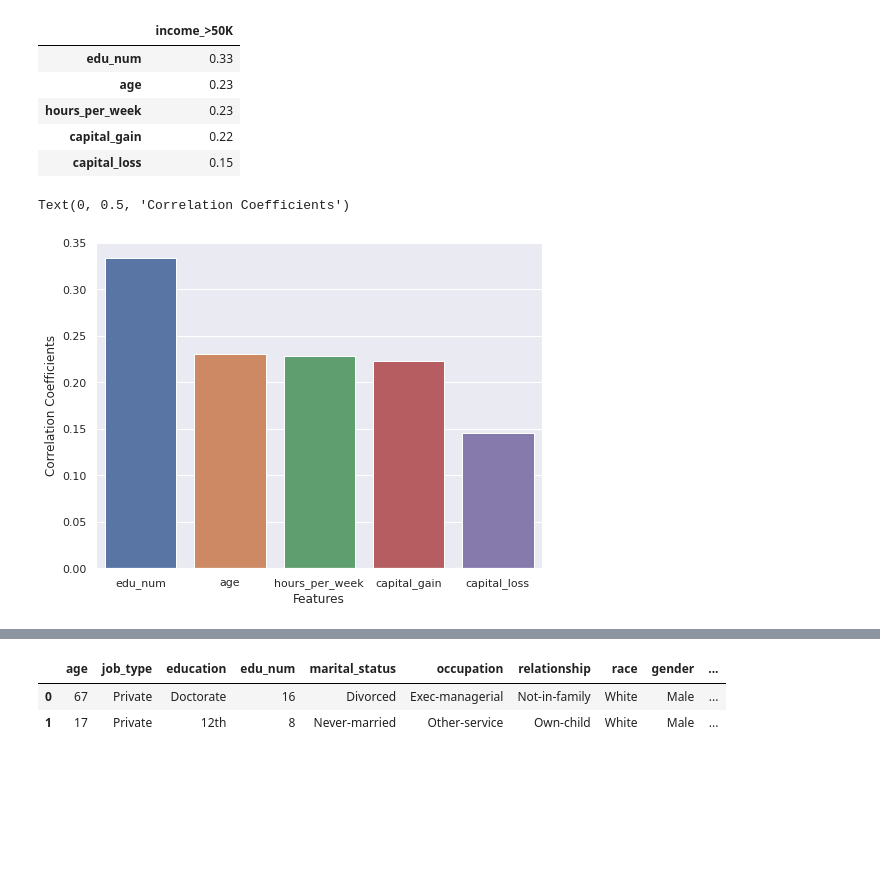
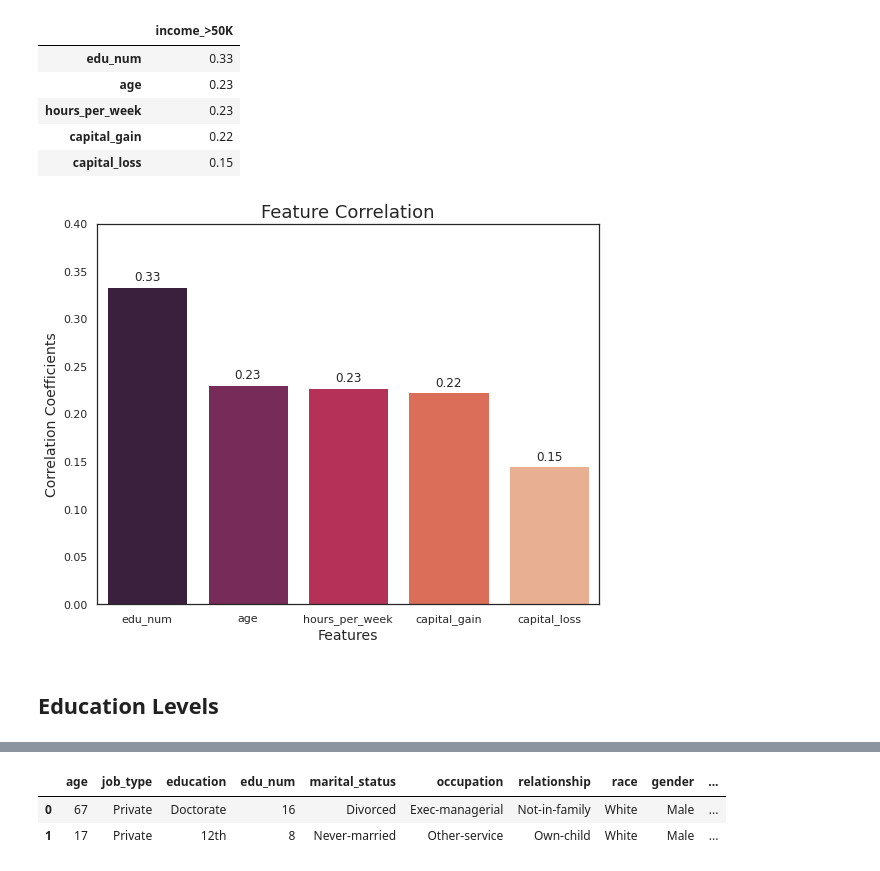
Before and after one commit to heesukjang/Income_Prediction, a Jupyter notebook: Income_Prediction.ipynb, the cells around one changed output, grey strips where cells are left out. Drawn from its saved outputs; the diff is of its cells as text; code cells hidden in the pictures; blank space fills up the shorter version.

```diff
--- a/Income_Prediction.ipynb
+++ b/Income_Prediction.ipynb
@@ -45,7 +45,7 @@ import seaborn as sns
 from IPython.display import display_html, Image
 
 pd.options.display.float_format = '{:.2f}'.format
-sns.set(style='whitegrid', palette='muted', font_scale=2)
+sns.set_style('white')
 mpl.rcParams['figure.figsize'] = (8,6)
 plt.rcParams['legend.fontsize'] = 12
 plt.rcParams['axes.labelsize'] = 12
@@ -296,6 +297,7 @@ check_missing_data(X_test)
 # %%
 plt.figure(figsize=(20,6))
 sns.set(font_scale=1)
+sns.set_style('white')
 
 plt.subplot(1,3,1)
 sns.countplot(x='occupation', data=X_train, order=X_train.occupation.value_counts().index)
@@ -416,11 +419,20 @@ corr_with_income
 | capital_gain | 0.22 |
 | capital_loss | 0.15 |
 # %%
-plt.figure(figsize=(8,6))
-sns.barplot(x=corr_with_income.index.values,
-           y=corr_with_income['income_>50K'].tolist())
-plt.xlabel('Features', fontsize=12)
-plt.ylabel('Correlation Coefficients', fontsize=12)
+plt.figure(figsize=(9,7))
+ax = sns.barplot(x=corr_with_income.index.values,
+           y=corr_with_income['income_>50K'].tolist(),
+           palette='rocket')
+plt.xlabel('Features', fontsize=14)
+plt.ylabel('Correlation Coefficients', fontsize=14)
+plt.title('Feature Correlation', fontsize=18);
+plt.ylim(0,0.4)
+for p in ax.patches:
+    ax.annotate(format(p.get_height(), '.2f'),
+               (p.get_x() + p.get_width()/2.,
+                p.get_height()), ha='center', va='center', size=15, xytext=(0,9),
+               textcoords = 'offset points', fontsize=12)
 # %% [output]
-Text(0, 0.5, 'Correlation Coefficients')
-[figure, old version]
+[figure, new version]
+# %% [markdown]
+## Education Levels
```
Also changed, not shown: parts of 14 cells of this notebook.
